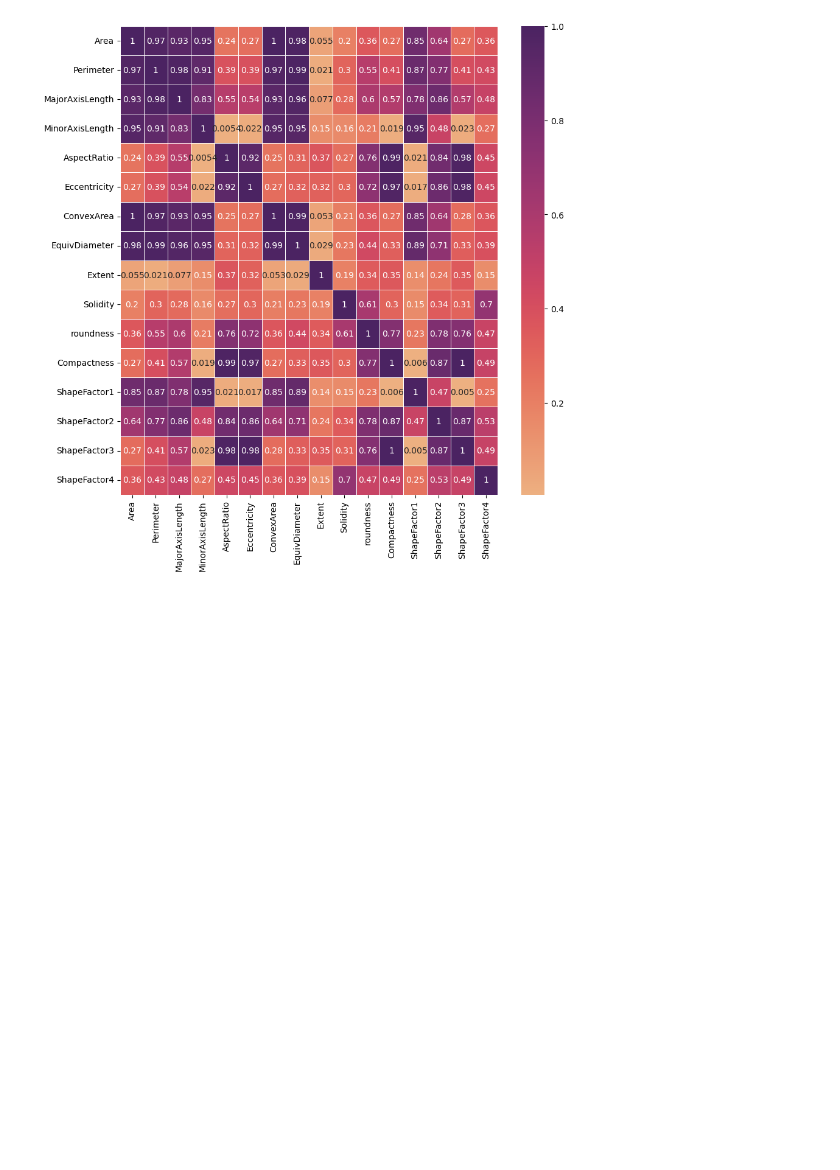
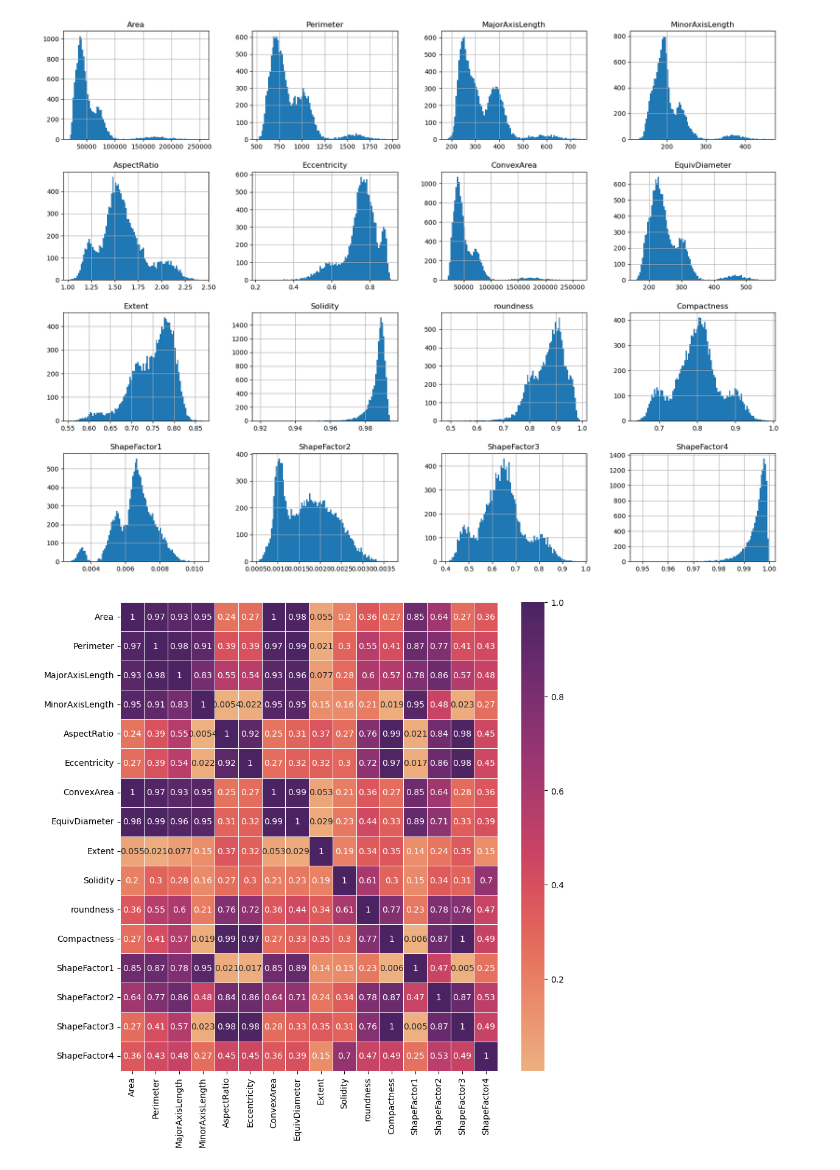
Before and after one commit to samuponz/drybeans, a Jupyter notebook: DM.ipynb, the cells around one changed output. Cells and saved outputs as stored; diff of their text form; code cells hidden in the pictures; blank space fills up the shorter version.

```diff
--- a/DM.ipynb
+++ b/DM.ipynb
@@ -83,8 +58,10 @@ memory usage: 1.8 MB
 # %%
 # HISTOGRAMS
 
-#df.hist(figsize=(20,15),bins=100)
-#df.groupby('Class').hist(figsize=(20,15),bins=100)
+df.hist(figsize=(20,15),bins=100); #Note: Through this plot we noticed the first correlations through shape
+#df.groupby('Class').hist(figsize=(20,15),bins=100); #Note: It is not informative for our purposes
+# %% [output]
+[figure, added]
 # %%
 # CORRELATION
 
```
Also changed, not shown: parts of 14 cells of this notebook.
